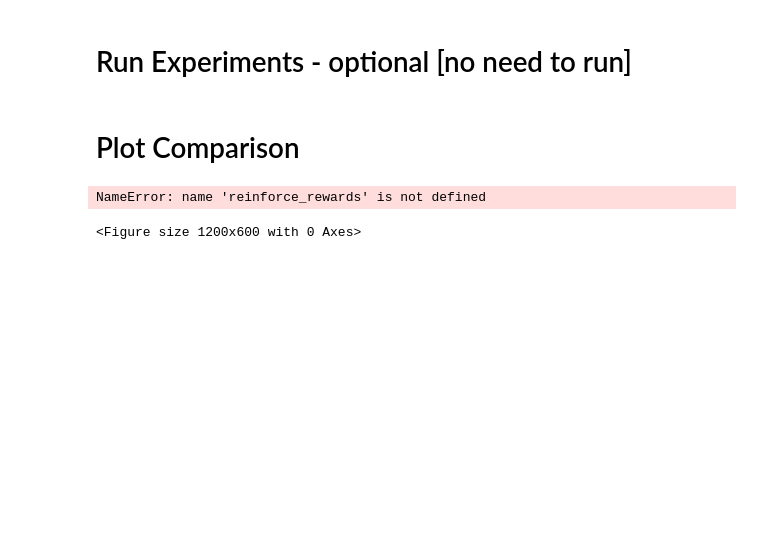
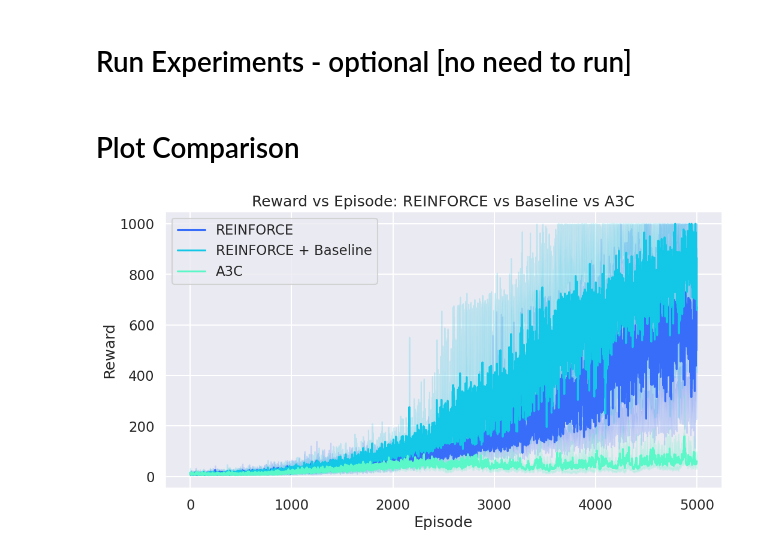
Before and after one commit to PSTAmes/asynchronous-advantage-actor-critic-MuJoCo-InvertedPendulum-v4, a Jupyter notebook: mujoco_reinforce.ipynb, the cells around one changed output. Cells and saved outputs as stored; diff of their text form; code cells hidden in the pictures; blank space fills up the shorter version.

```diff
--- a/mujoco_reinforce.ipynb
+++ b/mujoco_reinforce.ipynb
@@ -830,29 +830,23 @@ a3c_rewards = np.array([
 ])
 # %% [markdown]
 # Plot Comparison
-# %%
-plt.figure(figsize=(12,6))
-
-plt.plot(reinforce_rewards.mean(axis=0),
-         label="REINFORCE")
-
-plt.plot(baseline_rewards.mean(axis=0),
-         label="REINFORCE + Baseline")
-
-plt.plot(a3c_rewards.mean(axis=0),
-         label="A3C")
-
-plt.xlabel("Episode")
-
-plt.ylabel("Reward")
-
-plt.title("Reward vs Episode")
-
-plt.legend()
-
-plt.grid(True)
-
-plt.show()
-# %% [output]
-NameError: name 'reinforce_rewards' is not defined
-<Figure size 1200x600 with 0 Axes>
+# %%
+# Reuses df1 (REINFORCE), df2 (REINFORCE + Baseline), df3 (A3C) built earlier --
+# no need to rerun training via the train()/train_a3c pipeline above.
+df1["algorithm"] = "REINFORCE"
+df2["algorithm"] = "REINFORCE + Baseline"
+df3["algorithm"] = "A3C"
+
+combined_df = pd.concat([df1, df2, df3], ignore_index=True)
+
+plt.figure(figsize=(12, 6))
+sns.set(style="darkgrid", context="talk", palette="rainbow")
+sns.lineplot(x="episodes", y="reward", hue="algorithm", data=combined_df)
+plt.xlabel("Episode")
+plt.ylabel("Reward")
+plt.title("Reward vs Episode: REINFORCE vs Baseline vs A3C")
+plt.legend()
+plt.grid(True)
+plt.show()
+# %% [output]
+[figure, added]
```
